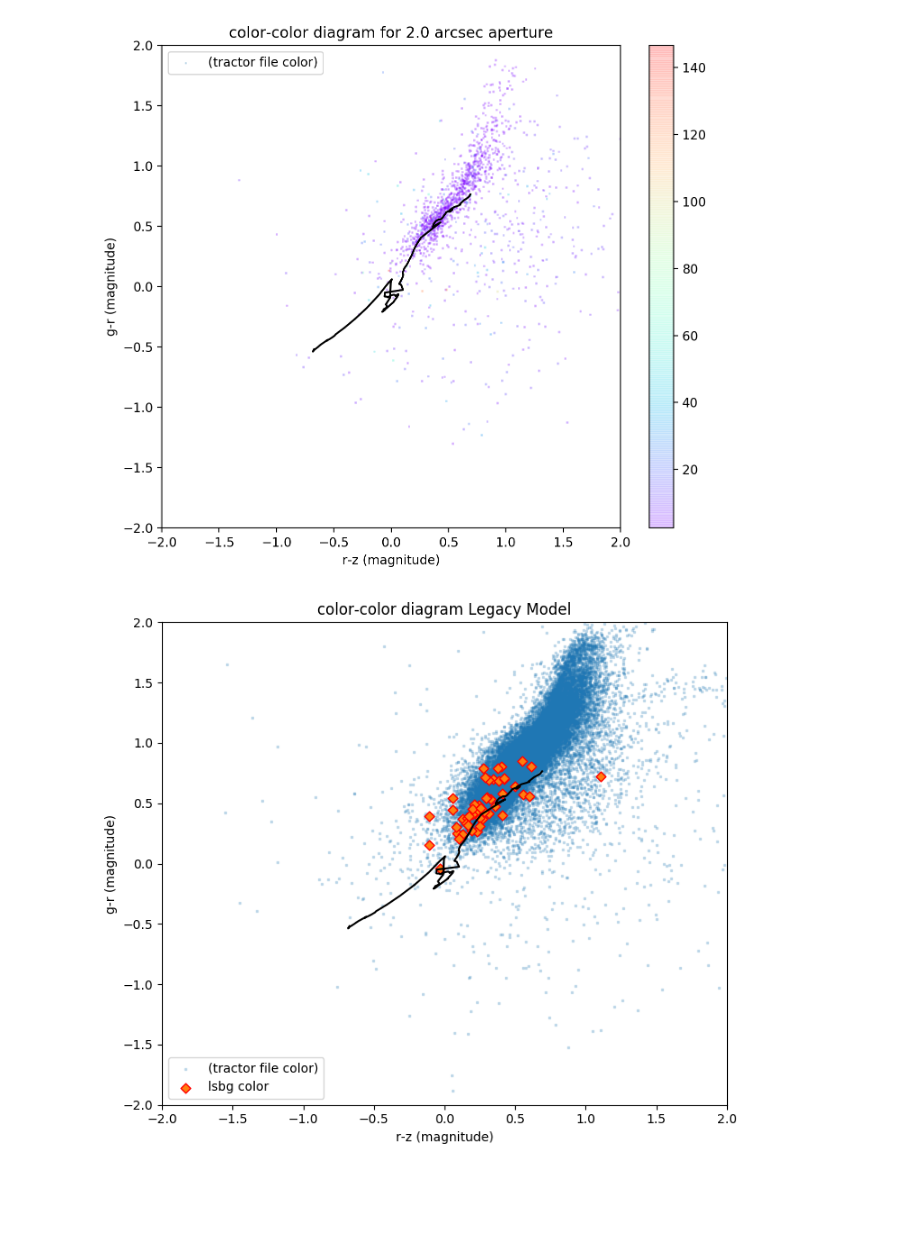
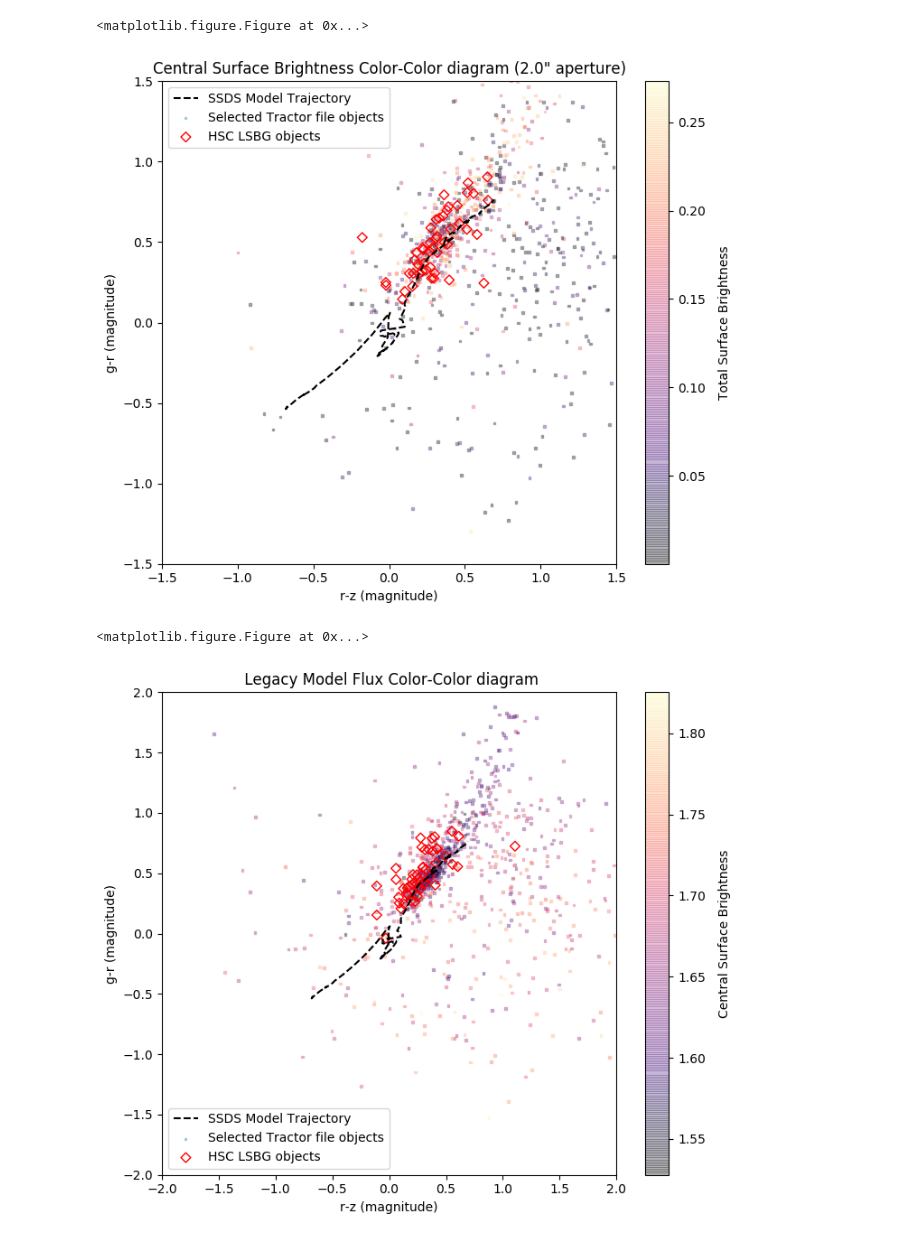
Before and after one commit to tlmakinen/ultra-diffuse-galaxy-JP, a Jupyter notebook: color-troubleshoot.ipynb, the cells around one changed output. Saved outputs shown, nothing was run; the diff lists cells and outputs as text; code cells hidden in the pictures; blank space fills up the shorter version.

```diff
--- a/color-troubleshoot.ipynb
+++ b/color-troubleshoot.ipynb
@@ -26,5 +43,5 @@ if False:
 # %%
-big_table = Table.read('/Users/jgreco/Downloads/tractor191color.csv')
+big_table = Table.read('tractor191color.csv')
 # %%
 # Make cuts to clean up the big table data
 keep = (big_table['flux_r']>0.0) & (big_table['flux_r']<1e3)
@@ -55,7 +68,13 @@ mask = (magg < 22.5)
 mask &= (ap_g < 22.5)
 mask &= (magr<23.) & (magz<23.)
 mask &= (ap_r<23.) & (ap_z<23.)
-mask &= t['shapeexp_r']>2.5
+
+mask &= (ap_g > 19.)     # cut out objects with central surface brightness (2.0 arcsec ap flux) brighter than 19.
+mask &= (ap_r > 19.)
+mask &= (ap_z > 19.)
+
+
+mask &= t['shapeexp_r']>2.5      # cut out anything with a radius<2.5 arcsecs
 t2 = t[mask].copy()
 # %%
 len(t2)
@@ -80,13 +112,15 @@ plt.hist(t2['shapeexp_r'], bins=100, log=True);
 # %%
+
+
 #------make the color-color (g-r), (r-z) band plot for aperture (data) fluxes----#
 plt.style.use('default')
 fig = plt.figure(221, figsize=(7.3, 6.3))
 ax1 = plt.subplot(111)
 
 # get lsbg aperture fluxes for 2.0 arcsec aperture
-#lsbg_apflux_r = 22.5 - 2.5*np.log10(lsbg_tab['apflux_r'][:,4])
-#lsbg_apflux_g = 22.5 - 2.5*np.log10(lsbg_tab['apflux_g'][:,4])
-#lsbg_apflux_z = 22.5 - 2.5*np.log10(lsbg_tab['apflux_z'][:,4])
+lsbg_apflux_r = 22.5 - 2.5*np.log10(lsbg_tab['apflux_r'][:,4])
+lsbg_apflux_g = 22.5 - 2.5*np.log10(lsbg_tab['apflux_g'][:,4])
+lsbg_apflux_z = 22.5 - 2.5*np.log10(lsbg_tab['apflux_z'][:,4])
 
 # for tractor file
 #mag_r = 22.5 - 2.5*np.log10(t2['apflux_2.0_r'])
@@ -95,8 +129,8 @@ ax1 = plt.subplot(111)
 
 # Do the subtraction for ratio of logs
 
-#lsgb_gr = lsbg_apflux_g - lsbg_apflux_r
-#lsgb_rz = lsbg_apflux_r - lsbg_apflux_z
+lsgb_gr = lsbg_apflux_g - lsbg_apflux_r
+lsgb_rz = lsbg_apflux_r - lsbg_apflux_z
 
 #mag_gr = mag_g - mag_r
 #mag_rz = mag_r - mag_z
@@ -105,20 +139,26 @@ ap_gr = ap_g[mask] - ap_r[mask]
 ap_rz = ap_r[mask] - ap_z[mask]
 
 # make scatterplots
-sctrac = ax1.scatter(ap_rz, ap_gr, s=1, marker = "s", c=t2['shapeexp_r'], cmap='rainbow',
-                     alpha=0.2, label = '(tractor file color)')
-plt.colorbar(sctrac)
-#sc = ax1.scatter(lsgb_rz, lsgb_gr, s=30, marker='D', alpha=1, edgecolors='r', label='lsbg color')
+ap_sb_r = ap_r[mask]/(4*np.pi*((t2['shapeexp_r'])**2))    # total surface brightness of aperture in r band
+
+
+sctrac = ax1.scatter(ap_rz, ap_gr, s=4, marker = "s", c=ap_sb_r, cmap='magma',
+                     alpha=0.3, label = 'Selected Tractor file objects')
+cbar = plt.colorbar(sctrac)
+cbar.set_label('Total Surface Brightness',labelpad=10)
+
+
+sc = ax1.scatter(lsgb_rz, lsgb_gr, s=30, marker='D', facecolors='none', alpha=1, edgecolors='r', label='HSC LSBG objects')
 
 # add johnny's function
-fn = '/Users/jgreco/Dropbox/drop-data/hsc-lsbgs/cat-paper-data/bc03/bc2003_lr_BaSeL_m52_chab_ssp.1ABmag'
+fn = 'bc2003_lr_BaSeL_m52_chab_ssp.1ABmag'
 age, u, g, r, i, z = np.loadtxt(fn, unpack=True, usecols=(0,1,2,3,4,5))
-plt.plot(r-z, g-r, color='k')
+ax1.plot(r-z, g-r, color='k', linestyle="--", label="SSDS Model Trajectory")
 
 
-plt.xlim((-2, 2))
-plt.ylim((-2, 2))
-plt.title('color-color diagram for 2.0 arcsec aperture')
+plt.xlim((-1.5, 1.5))
+plt.ylim((-1.5, 1.5))
+plt.title('Central Surface Brightness Color-Color diagram (2.0" aperture)')
 plt.xlabel('r-z (magnitude)')
 plt.ylabel('g-r (magnitude)')
 
@@ -126,8 +166,11 @@ plt.legend(loc='best')
 plt.tight_layout()
 
 plt.show()
+
+plt.savefig("color-color-ap.png", dpi='figure', bbox_inches='tight')
 # %% [output]
+<matplotlib.figure.Figure at 0x...>
-[figure, old version]
+[figure, new version]
 # %%
 #------make the color-color (g-r), (r-z) band plot for the model fluxes----#
 plt.style.use('default')
@@ -143,37 +186,48 @@ lsbg_mag_z = 22.5 - 2.5*np.log10(lsbg_tab['flux_z'])
 # for tractor file
 mag_r = 22.5 - 2.5*np.log10(t2['flux_r'])
 mag_g = 22.5 - 2.5*np.log10(t2['flux_g'])
 mag_z = 22.5 - 2.5*np.log10(t2['flux_z'])
 
 # Do the subtraction for ratio of logs
 
 lsgb_gr = lsbg_mag_g - lsbg_mag_r
 lsgb_rz = lsbg_mag_r - lsbg_mag_z
 
 mag_gr = mag_g - mag_r
 mag_rz = mag_r - mag_z
 
+# for central surface brightness colorbar
+aperture = 2.0  # central aperture
+csb_r = ap_r[mask]/(np.pi*((aperture**2)))           # central surface brightness of aperture in r band
+
 
 # make scatterplots
-sctrac = ax1.scatter(mag_rz, mag_gr, s=1, marker = "s", alpha=0.2, label = '(tractor file color)')
-sc = ax1.scatter(lsgb_rz, lsgb_gr, s=30, marker='D', alpha=1, edgecolors='r', label='lsbg color')
+sctrac = ax1.scatter(mag_rz, mag_gr, s=4, marker = "s", c=csb_r, cmap='magma', alpha=0.3, label = 'Selected Tractor file objects')
+sc = ax1.scatter(lsgb_rz, lsgb_gr, s=30, marker='D', facecolors='none', alpha=1, edgecolors='r', label='HSC LSBG objects')
+
+
+cbar = plt.colorbar(sctrac)
+cbar.set_label('Central Surface Brightness',labelpad=10)
+
 
 # add johnny's function
 fn = 'bc2003_lr_BaSeL_m52_chab_ssp.1ABmag'
 age, u, g, r, i, z = np.loadtxt(fn, unpack=True, usecols=(0,1,2,3,4,5))
-plt.plot(r-z, g-r, color='k')
-
-
+ax1.plot(r-z, g-r, color='k', linestyle="--", label="SSDS Model Trajectory")
 
 plt.xlim((-2, 2))
 plt.ylim((-2, 2))
-plt.title('color-color diagram Legacy Model')
+plt.title(' Legacy Model Flux Color-Color diagram')
 plt.xlabel('r-z (magnitude)')
 plt.ylabel('g-r (magnitude)')
 
 plt.legend(loc='best')
 plt.tight_layout()
 
+
+plt.savefig("color-color-model-good.png", dpi='figure', bbox_inches='tight')
+
 plt.show()
 # %% [output]
+<matplotlib.figure.Figure at 0x...>
-[figure, old version]
+[figure, new version]
```
Also changed, not shown: parts of 13 cells of this notebook.
